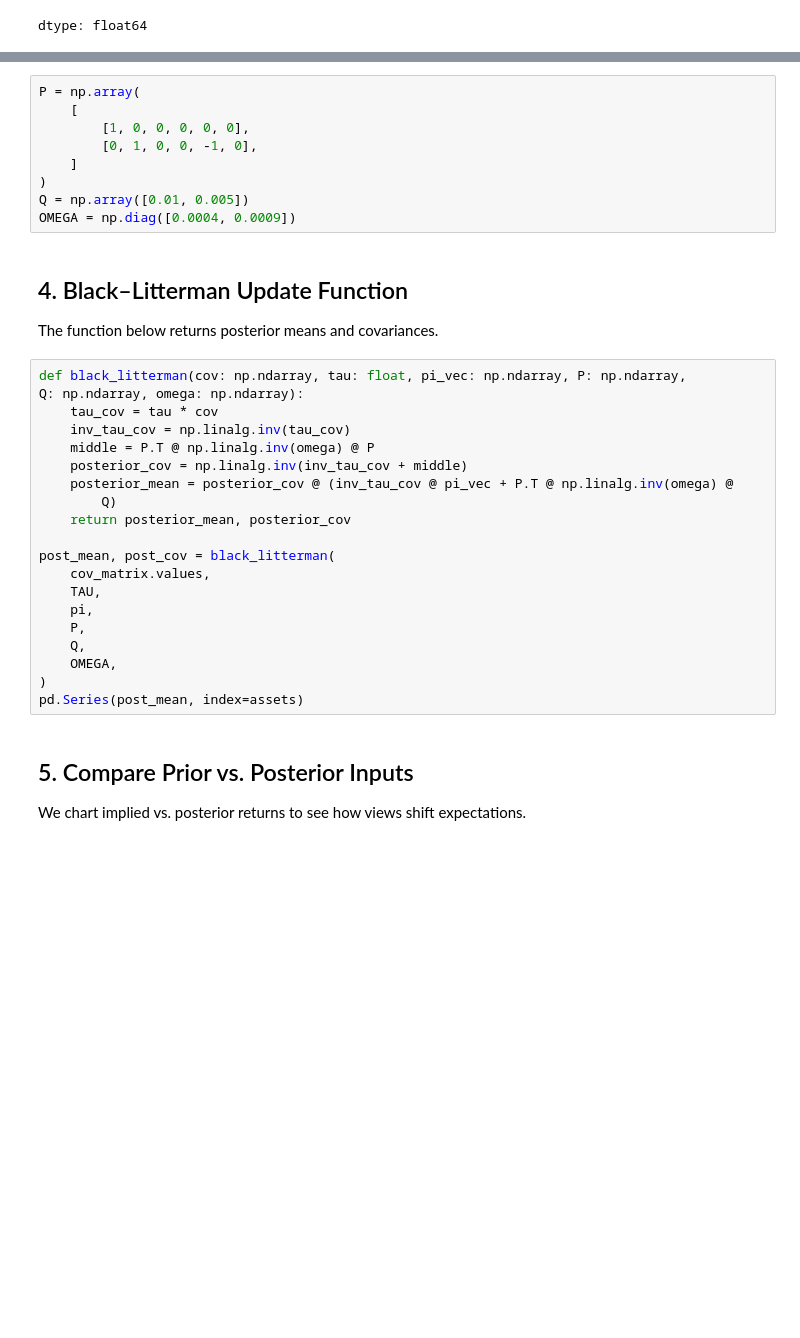
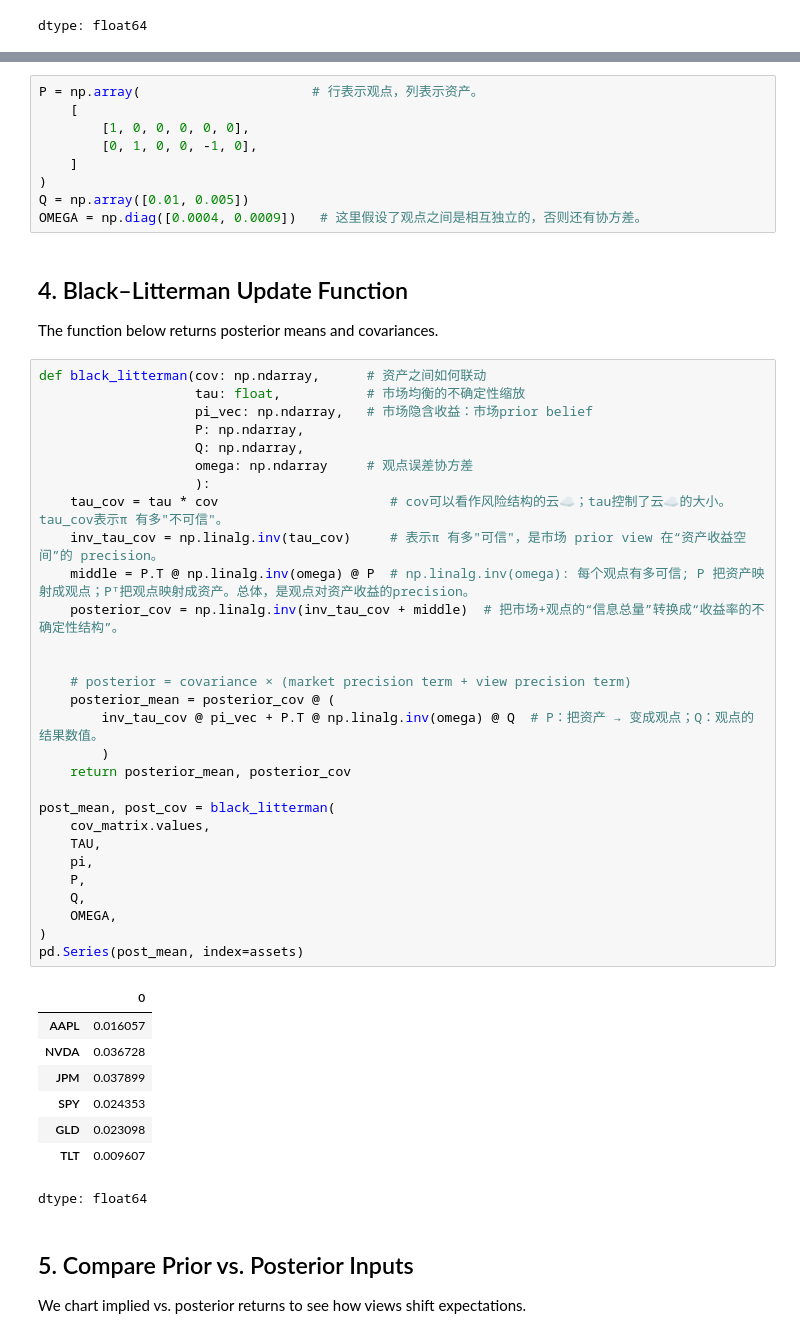
Before and after one commit to ClaireChii/paamcode, a Jupyter notebook: notebooks/ch06_black_litterman.ipynb, the cells around one changed output, grey strips where cells are left out. Saved outputs shown, nothing was run; the diff lists cells and outputs as text; blank space fills up the shorter version.

```diff
--- a/notebooks/ch06_black_litterman.ipynb
+++ b/notebooks/ch06_black_litterman.ipynb
@@ -67,35 +98,53 @@ We mix one absolute view (AAPL +1&#37; vs. cash) and one relative view (NVDA out
 # %%
-P = np.array(
+P = np.array(                      # 行表示观点，列表示资产。
     [
         [1, 0, 0, 0, 0, 0],
         [0, 1, 0, 0, -1, 0],
     ]
 )
 Q = np.array([0.01, 0.005])
-OMEGA = np.diag([0.0004, 0.0009])
+OMEGA = np.diag([0.0004, 0.0009])   # 这里假设了观点之间是相互独立的，否则还有协方差。
 # %% [markdown]
 ## 4. Black–Litterman Update Function
 The function below returns posterior means and covariances.
 # %%
-def black_litterman(cov: np.ndarray, tau: float, pi_vec: np.ndarray, P: np.ndarray,
-Q: np.ndarray, omega: np.ndarray):
-    tau_cov = tau * cov
-    inv_tau_cov = np.linalg.inv(tau_cov)
-    middle = P.T @ np.linalg.inv(omega) @ P
-    posterior_cov = np.linalg.inv(inv_tau_cov + middle)
-    posterior_mean = posterior_cov @ (inv_tau_cov @ pi_vec + P.T @ np.linalg.inv(omega) @
-        Q)
+def black_litterman(cov: np.ndarray,      # 资产之间如何联动
+                    tau: float,           # 市场均衡的不确定性缩放
+                    pi_vec: np.ndarray,   # 市场隐含收益：市场prior belief
+                    P: np.ndarray,
+                    Q: np.ndarray,
+                    omega: np.ndarray     # 观点误差协方差
+                    ):
+    tau_cov = tau * cov                      # cov可以看作风险结构的云☁️；tau控制了云☁️的大小。tau_cov表示π 有多"不可信"。
+    inv_tau_cov = np.linalg.inv(tau_cov)     # 表示π 有多"可信"，是市场 prior view 在“资产收益空间”的 precision。
+    middle = P.T @ np.linalg.inv(omega) @ P  # np.linalg.inv(omega): 每个观点有多可信; P 把资产映射成观点；Pᵀ把观点映射成资产。总体，是观点对资产收益的precision。
+    posterior_cov = np.linalg.inv(inv_tau_cov + middle)  # 把市场+观点的“信息总量”转换成“收益率的不确定性结构”。
+
+
+    # posterior = covariance × (market precision term + view precision term)
+    posterior_mean = posterior_cov @ (
+        inv_tau_cov @ pi_vec + P.T @ np.linalg.inv(omega) @ Q  # P：把资产 → 变成观点；Q：观点的结果数值。
+        )
     return posterior_mean, posterior_cov
 
 post_mean, post_cov = black_litterman(
     cov_matrix.values,
     TAU,
     pi,
     P,
     Q,
     OMEGA,
 )
 pd.Series(post_mean, index=assets)
+# %% [output]
+|  | 0 |
+| AAPL | 0.016057 |
+| NVDA | 0.036728 |
+| JPM | 0.037899 |
+| SPY | 0.024353 |
+| GLD | 0.023098 |
+| TLT | 0.009607 |
+dtype: float64
 # %% [markdown]
 ## 5. Compare Prior vs. Posterior Inputs
 We chart implied vs. posterior returns to see how views shift expectations.
```
Also changed, not shown: parts of 8 cells of this notebook.
